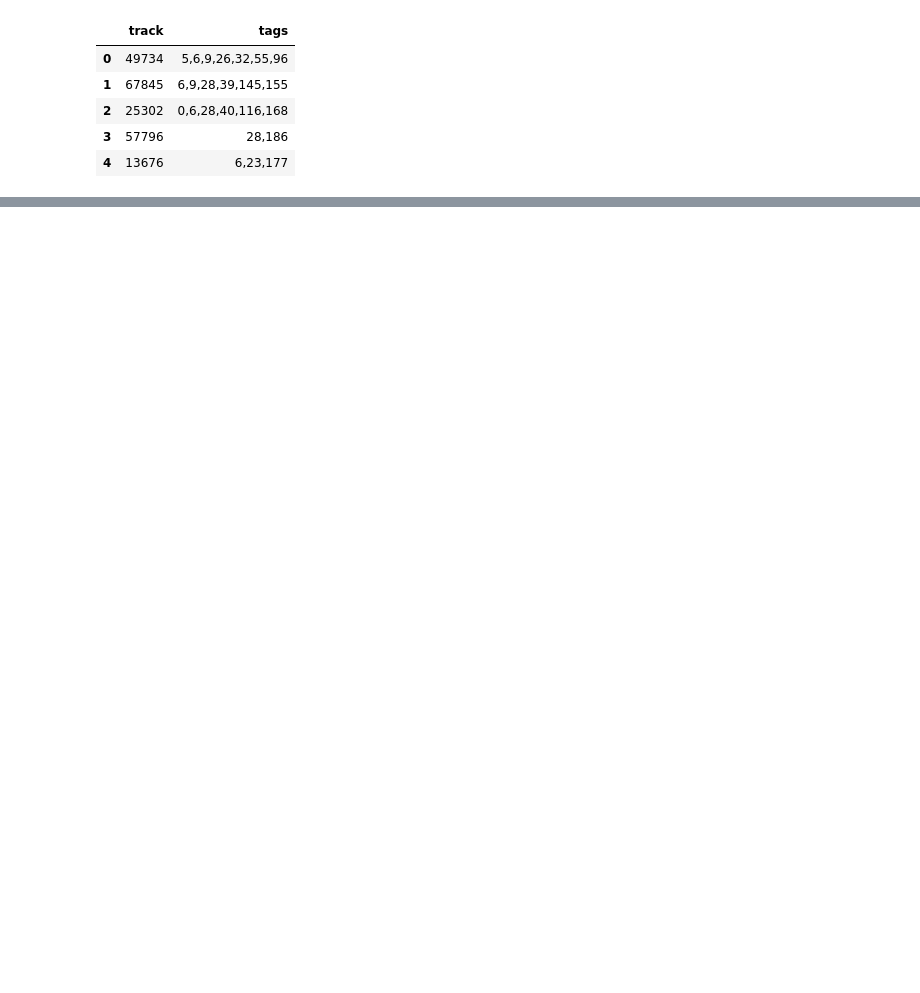
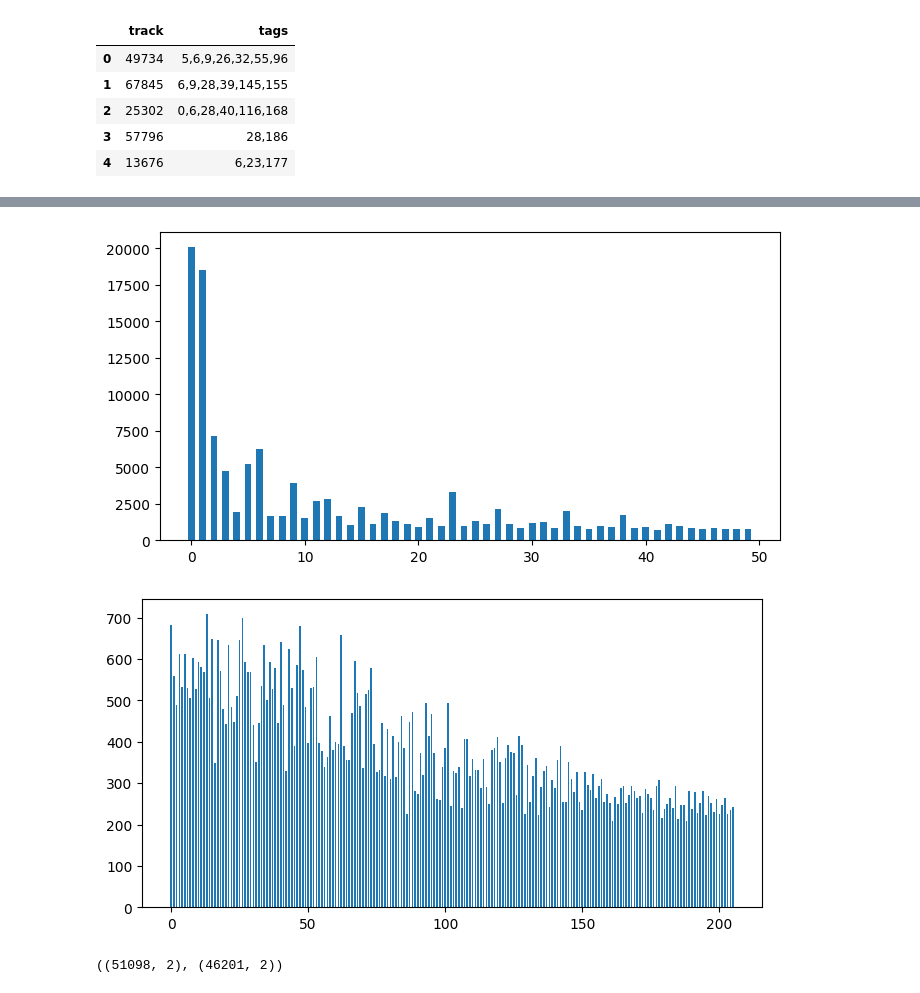
Before and after one commit to traptrip/yandex_cup_ml_2023, a Jupyter notebook: recsys/notebooks/eda.ipynb, the cells around one changed output, grey strips where cells are left out. Drawn from its saved outputs; the diff is of its cells as text; code cells hidden in the pictures; blank space fills up the shorter version.

```diff
--- a/recsys/notebooks/eda.ipynb
+++ b/recsys/notebooks/eda.ipynb
@@ -22,0 +133,17 @@ meta.to_csv("../data/metadata.csv", sep="\t", index=False)
+# %%
+# separate head and tail
+bound = 50
+sorted_tags = tags_count.index.values
+head_tags = sorted_tags[:bound]
+tail_tags = sorted_tags[bound:]
+# %%
+t = tags_count.iloc[:bound]
+plt.bar(range(len(t)), t.sort_index().values, width=0.6)
+plt.show()
+
+t = tags_count.iloc[bound:]
+plt.bar(range(len(t)), t.sort_index().values, width=0.6)
+plt.show()
+# %% [output]
+[figure, added]
+[figure, added]
@@ -22,0 +156,4 @@ meta.to_csv("../data/metadata.csv", sep="\t", index=False)
+# %%
+head_train.shape, tail_train.shape
+# %% [output]
+((51098, 2), (46201, 2))
```
Also changed, not shown: parts of 26 cells of this notebook, 32 other files.
